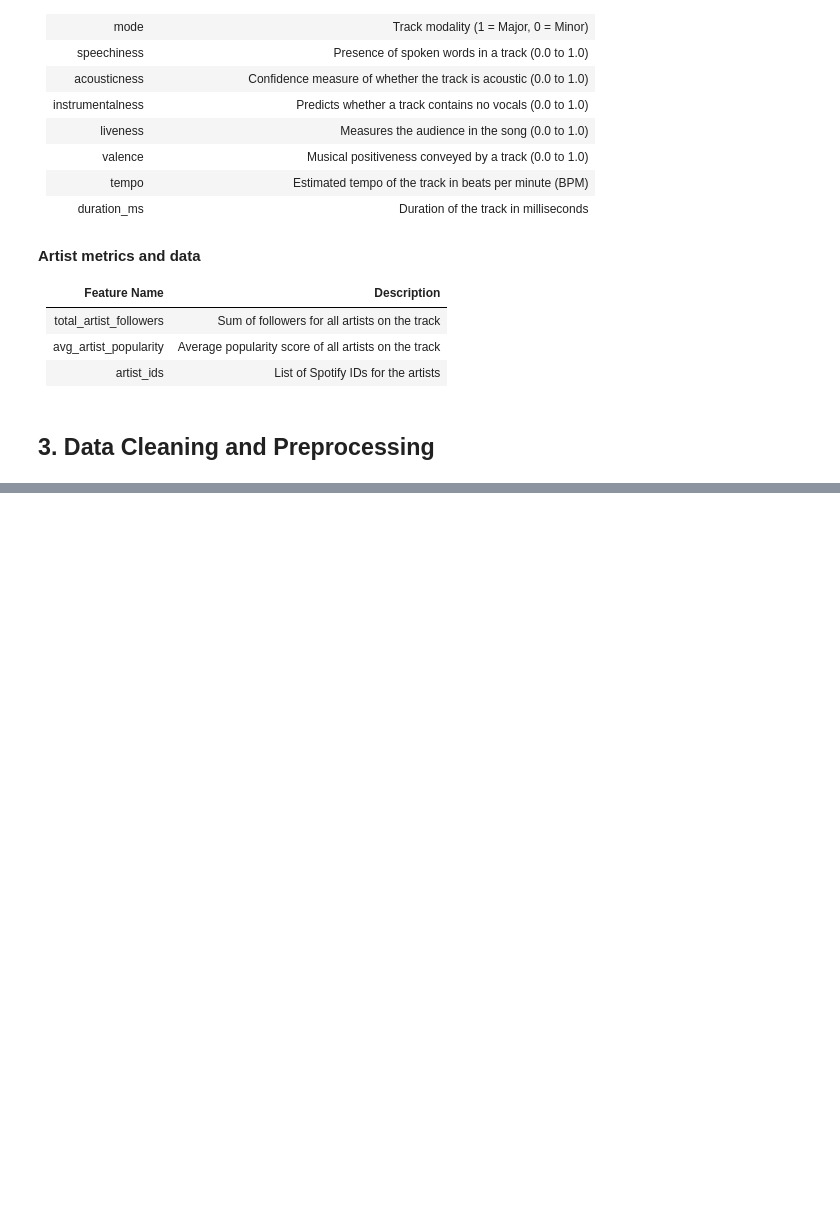
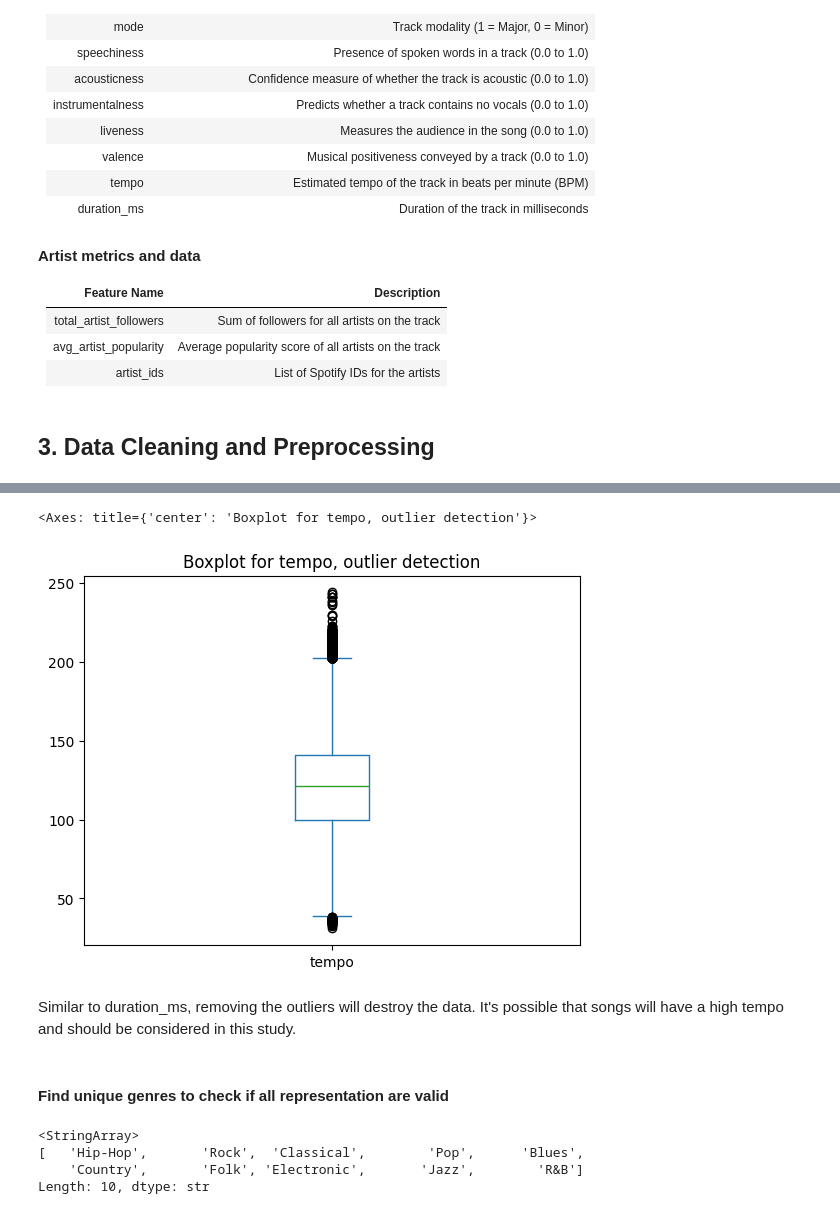
Before and after one commit to LSTJ23/CSMODEL-MCO, a Jupyter notebook: MCO1_finalNotebook.ipynb, the cells around one changed output, grey strips where cells are left out. Saved outputs shown, nothing was run; the diff lists cells and outputs as text; code cells hidden in the pictures; blank space fills up the shorter version.

```diff
--- a/MCO1_finalNotebook.ipynb
+++ b/MCO1_finalNotebook.ipynb
@@ -98,0 +409,16 @@ The structure of this dataset consists of the individual songs listed in each ro
+# %%
+spotify_df['tempo'].plot.box(title="Boxplot for tempo, outlier detection")
+# %% [output]
+<Axes: title={'center': 'Boxplot for tempo, outlier detection'}>
+[figure, added]
+# %% [markdown]
+Similar to duration_ms, removing the outliers will destroy the data. It's possible that songs will have a high tempo and should be considered in this study.
+# %% [markdown]
+#### **Find unique genres to check if all representation are valid** ####
+# %%
+spotify_df['genre'].unique()
+# %% [output]
+<StringArray>
+[   'Hip-Hop',       'Rock',  'Classical',        'Pop',      'Blues',
+    'Country',       'Folk', 'Electronic',       'Jazz',        'R&B']
+Length: 10, dtype: str
```
Also changed, not shown: parts of 43 cells of this notebook.
